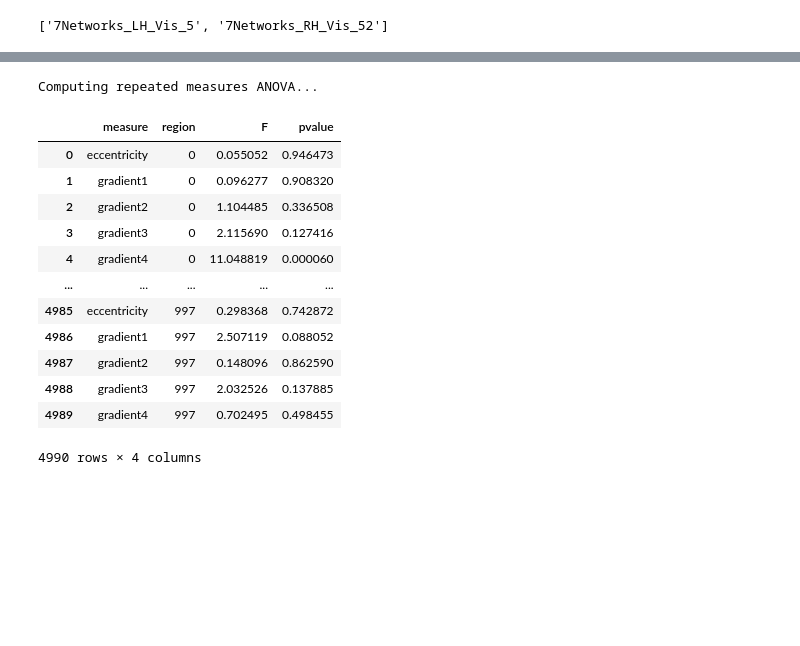
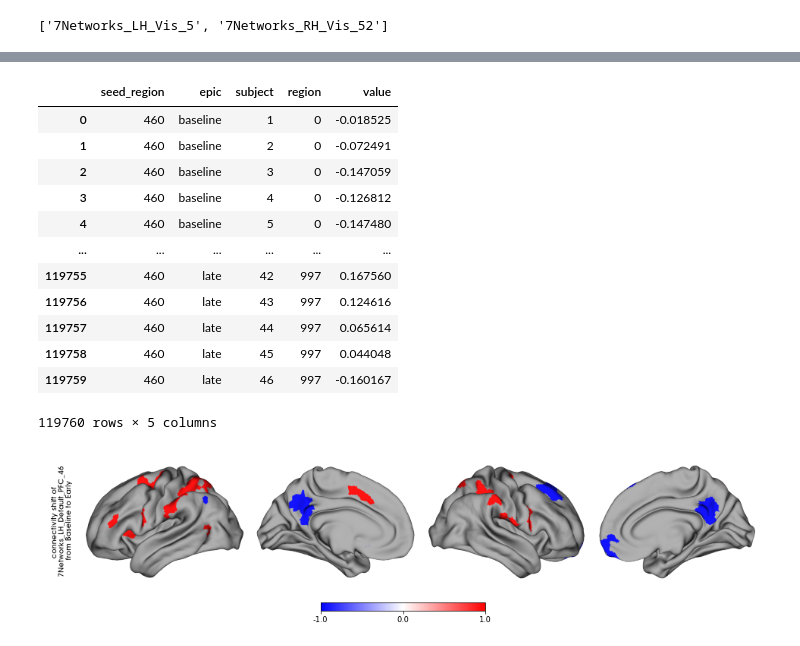
Before and after one commit to qniksefat/gradecc, a Jupyter notebook: RUNME.ipynb, the cells around one changed output, grey strips where cells are left out. Drawn from its saved outputs; the diff is of its cells as text; code cells hidden in the pictures; blank space fills up the shorter version.

```diff
--- a/RUNME.ipynb
+++ b/RUNME.ipynb
@@ -209,19 +226,31 @@ Reading data from data/measures.csv
+# %%
+from utils import melt_df
+
+df_seed = melt_df(df_seed)
+df_seed
+# %% [output]
+|  | seed_region | epic | subject | region | value |
+| 0 | 460 | baseline | 1 | 0 | -0.018525 |
+| 1 | 460 | baseline | 2 | 0 | -0.072491 |
+| 2 | 460 | baseline | 3 | 0 | -0.147059 |
+| 3 | 460 | baseline | 4 | 0 | -0.126812 |
+| 4 | 460 | baseline | 5 | 0 | -0.147480 |
+| ... | ... | ... | ... | ... | ... |
+| 119755 | 460 | late | 42 | 997 | 0.167560 |
+| 119756 | 460 | late | 43 | 997 | 0.124616 |
+| 119757 | 460 | late | 44 | 997 | 0.065614 |
+| 119758 | 460 | late | 45 | 997 | 0.044048 |
+| 119759 | 460 | late | 46 | 997 | -0.160167 |
+119760 rows × 5 columns
 # %%
-from stats import get_rm_anova
+from stats import pairwise_ttests
 
-get_rm_anova(df)
+df_seed_shift = pairwise_ttests(df_seed)
-# %% [output]
-Computing repeated measures ANOVA...
-|  | measure | region | F | pvalue |
-| 0 | eccentricity | 0 | 0.055052 | 0.946473 |
-| 1 | gradient1 | 0 | 0.096277 | 0.908320 |
-| 2 | gradient2 | 0 | 1.104485 | 0.336508 |
-| 3 | gradient3 | 0 | 2.115690 | 0.127416 |
-| 4 | gradient4 | 0 | 11.048819 | 0.000060 |
-| ... | ... | ... | ... | ... |
-| 4985 | eccentricity | 997 | 0.298368 | 0.742872 |
-| 4986 | gradient1 | 997 | 2.507119 | 0.088052 |
-| 4987 | gradient2 | 997 | 0.148096 | 0.862590 |
-| 4988 | gradient3 | 997 | 2.032526 | 0.137885 |
-| 4989 | gradient4 | 997 | 0.702495 | 0.498455 |
-4990 rows × 4 columns
+# %%
+df_seed_shift_ = df_seed_shift.loc['baseline', 'early']
+
+text = 'connectivity shift of \n' + get_regions_names(sample_region)[0] + '\n from Baseline to Early'
+plot_brain_masked(df_seed_shift_.tstat, df_seed_shift_.pvalue_corrected,
+                  color_range=(-1, 1), color_map='bwr', text=text)
+# %% [output]
+[figure, added]
```
Also changed, not shown: parts of 6 cells of this notebook, 6 other files.
